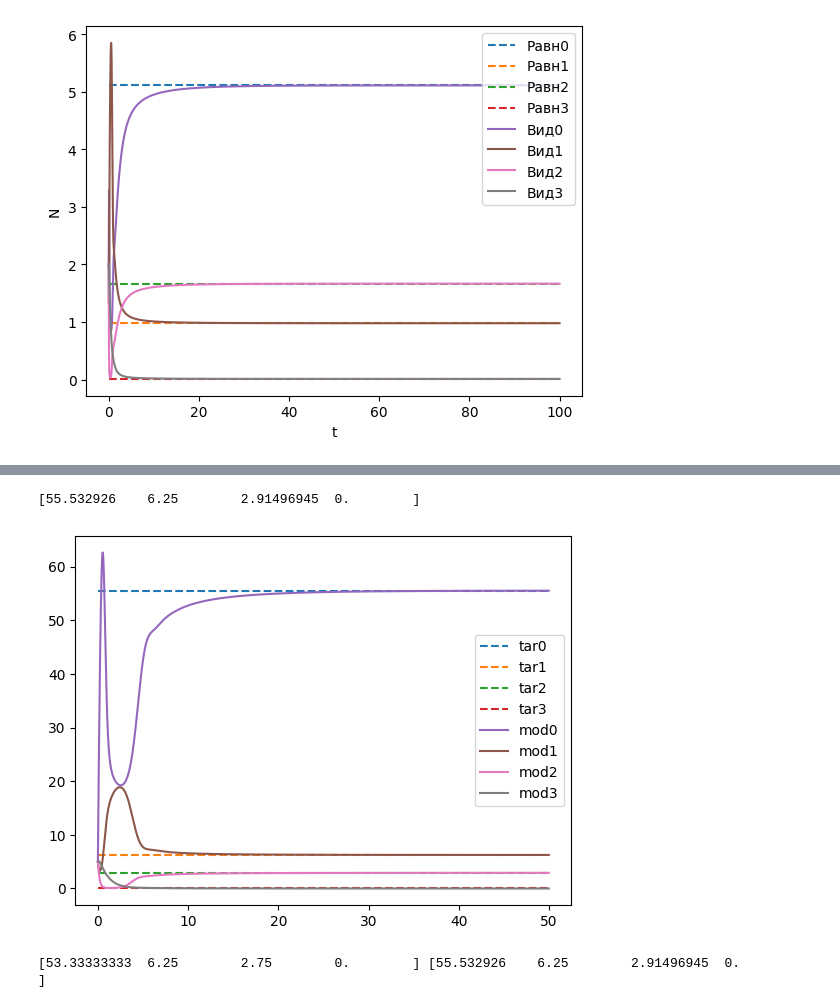
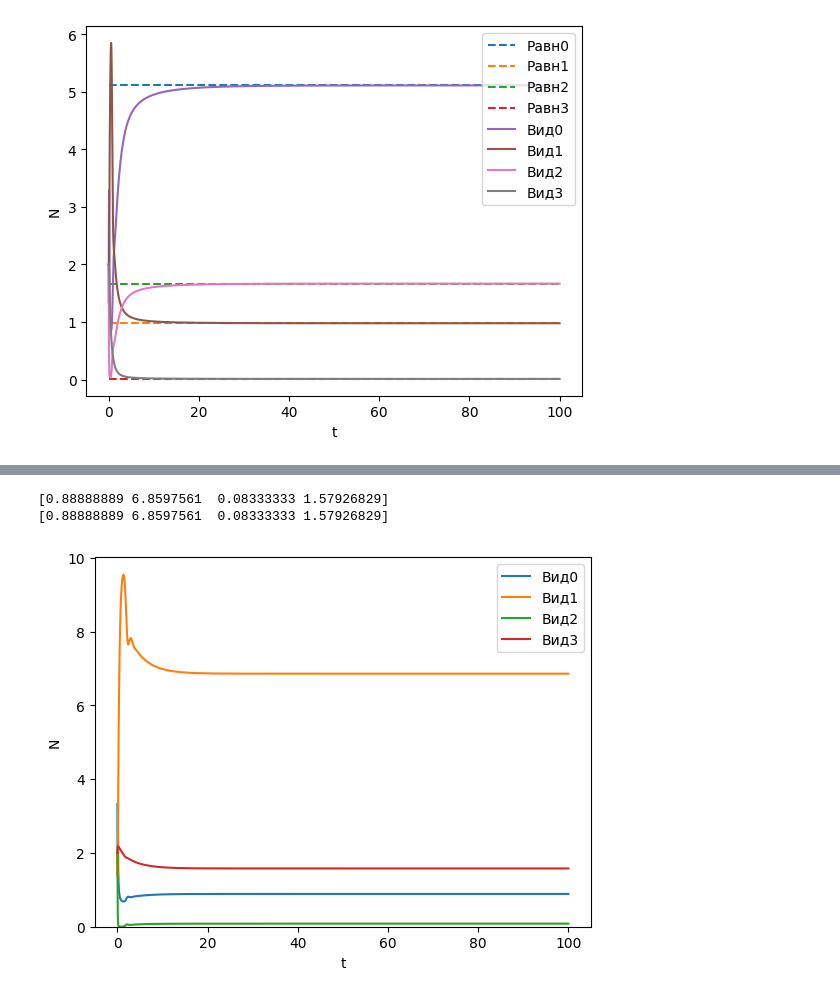
Before and after one commit to Dezzelshipc/TeX-files, a Jupyter notebook: Other/diplopa-25/src/torf_chain.ipynb, the cells around one changed output, grey strips where cells are left out. Saved outputs shown, nothing was run; the diff lists cells and outputs as text; code cells hidden in the pictures.

Commit message:
cycle exp

```diff
--- a/Other/diplopa-25/src/torf_chain.ipynb
+++ b/Other/diplopa-25/src/torf_chain.ipynb
@@ -161,38 +190,48 @@ plt.savefig("./figs/exp1.pdf")
 # %%
 # cycle chain
-def right_cycle(t, x):
-    return np.append(
-        [ Q - alpha[0] * x[0] * x[1] + sum(a * m * x) ],
-        [
-            x[i] * (-m[i] + k[i] * alpha[i-1] * x[i-1] - (alpha[i] * x[i+1] if i < n-1 else 0 ))
-            for i in range(1, n)
-        ]
-    )
+def get_right_cycle(func_v, func_1=None):
+    func_1 = func_1 or func_v
+    def right_cycle(t, x):
+        return np.append(
+            [ Q - alpha[0] * func_1(x[0]) * x[1] + sum(a * m * x) ],
+            [
+                -m[i] * x[i] + k[i] * alpha[i-1] * func_v(x[i-1]) * x[i] - (x[i+1] if i < n-1 else 0 ) * alpha[i] * func_v(x[i])
+                for i in range(1, n)
+            ]
+        )
+    return right_cycle
 # %%
-t_s2 = np.arange(0, 50, 0.01)
-N1 = np.array([ 5 ] * n)
+t_s2 = np.arange(0, 100, 0.01)
+N1 = np.array([ 2 ] * n)
+
+right_cycle = get_right_cycle(identity)
+# right_cycle = get_right_cycle(np.atan)
 
 Tl2, Nl2 = runge_kutta(right_cycle, N1, t_s2)
 # %%
 slc = -1
 
 start = 0
 leg = []
 
-for i in range(start,n):
-    plt.plot([0, Tl2[slc-1]], [NC[i]]*2, "--")
-    leg.append(f"tar{i}")
+# for i in range(start,n):
+#     plt.plot([0, Tl2[slc-1]], [NC[i]]*2, "--")
+#     leg.append(f"Равн{i}")
 
 for i in range(start,n):
     plt.plot(Tl2[:slc], Nl2[:slc,i])
-    leg.append(f"mod{i}")
+    leg.append(f"Вид{i}")
 
 plt.legend(leg)
+plt.ylim(0)
+plt.xlabel('t')
+plt.ylabel('N')
 print(NC)
+print( Nl2[-1,:])
+
+
+# plt.savefig(f"./figs/exp2_Q{Q}.pdf")
 # %% [output]
-[55.532926    6.25        2.91496945  0.        ]
+[0.88888889 6.8597561  0.08333333 1.57926829]
+[0.88888889 6.8597561  0.08333333 1.57926829]
-[figure, old version]
+[figure, new version]
-# %%
-print(NF, NC)
-# %% [output]
-[53.33333333  6.25        2.75        0.        ] [55.532926    6.25        2.91496945  0.        ]
```
Also changed, not shown: parts of 5 cells of this notebook, 26 other files.
